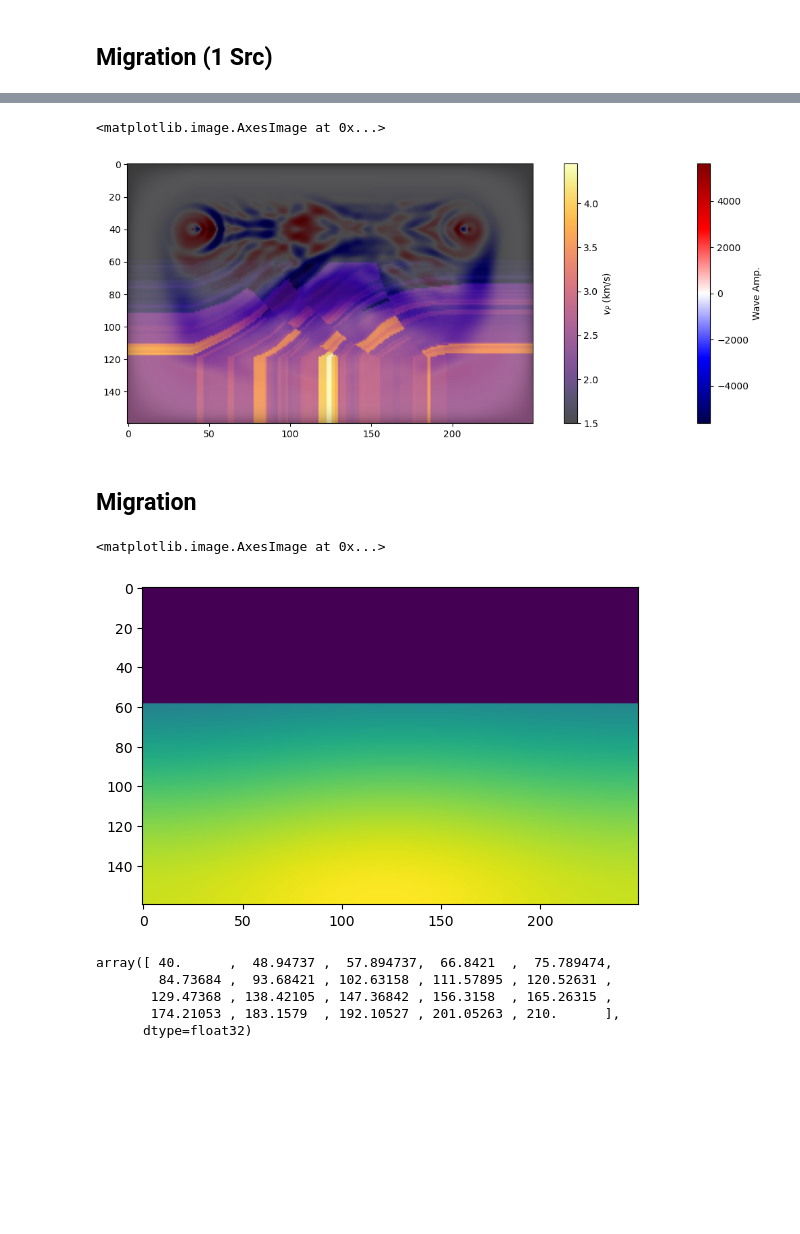
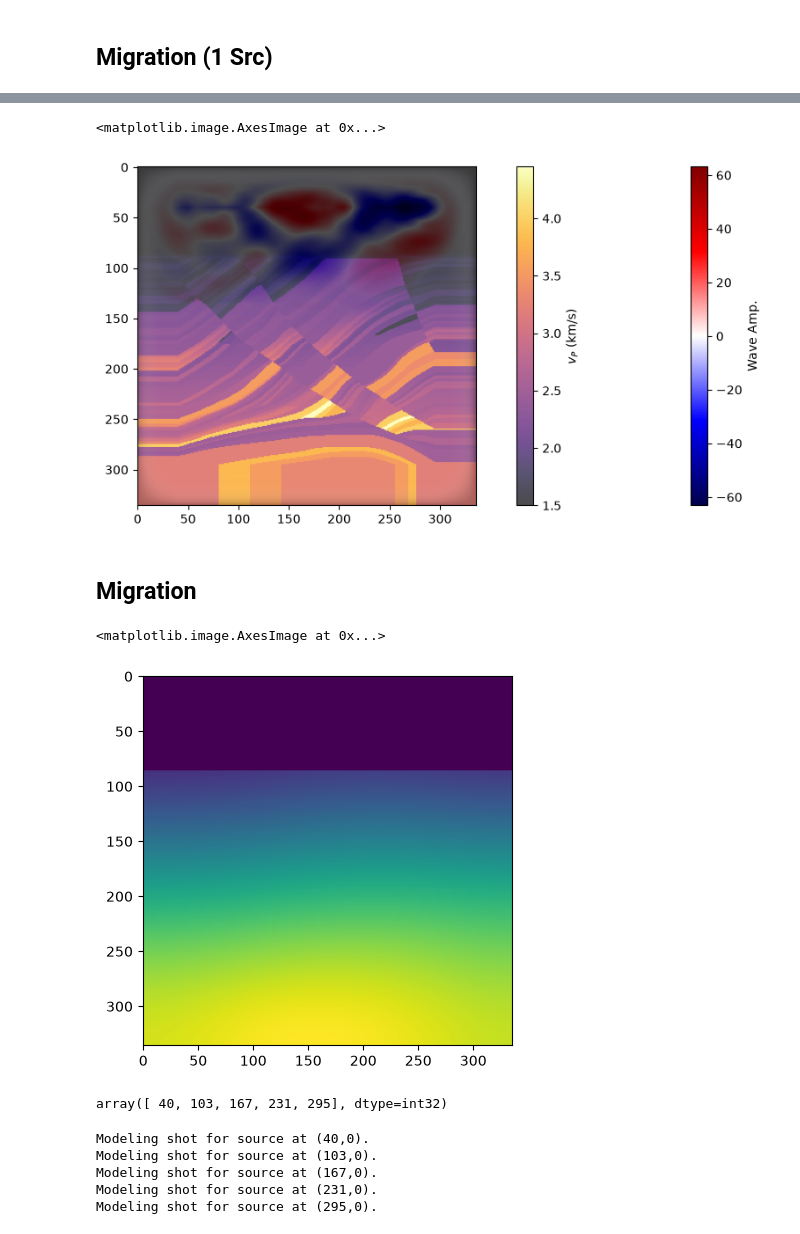
Before and after one commit to alphanumeric-username/geod67-project, a Jupyter notebook: seismic_modeling.ipynb, the cells around one changed output, grey strips where cells are left out. Cells and saved outputs as stored; diff of their text form; code cells hidden in the pictures; blank space fills up the shorter version.

```diff
--- a/seismic_modeling.ipynb
+++ b/seismic_modeling.ipynb
@@ -49,11 +45,11 @@ plt.imshow(damp_mask.T)
 # %%
-src_positions = np.array([[vp.shape[0]//2, nbl]], dtype=np.int32)
+src_positions = np.array([[vp.shape[1]//2, nbl]], dtype=np.int32)
 
 # nrec = (shape[0] - 2*nbl)//2
-nrec = (vp.shape[0] - 2*nbl)
+nrec = (vp.shape[1] - 2*nbl)
 
 rec_positions = np.array([
-    [xr, nbl] for xr in np.linspace(nbl, vp.shape[0] - nbl, dtype=np.int32, num=nrec)
+    [xr, nbl] for xr in np.linspace(nbl, vp.shape[1] - nbl, dtype=np.int32, num=nrec)
 ], dtype=np.int32)
 # %%
 rec_positions
@@ -78,7 +78,7 @@ array([[ 40,  40],
 # %%
-dt = 2.0  # ms
-tn = 3000 # ms
-fpeak = 5 * 1e-3
+dt = 1  # ms
+tn = 4000 # ms
+fpeak = 10 * 1e-3
 
 src_wavelet = np.array([ricker(fpeak, dt, int(tn//dt))])
 # %%
@@ -137,9 +130,9 @@ plt.imshow(1-damp_mask.T, cmap='grey', alpha=damp_mask.T/4)
 # %%
 apT = ap.adjoint_parameters()
 # %%
-opT = ForwardOperator(apT, damp_mask)
+opT = WaveSolverOperator(apT)
 # %%
-v_history = opT.forward(vp, True)
+v_history = opT.forward(vp, damp_mask, True, fd_order=fd_order)
 # %%
 len(v_history)
 # %% [output]
@@ -147,19 +140,19 @@ len(v_history)
 # %%
 idx = 600
-vmax = np.abs(v_history[idx]).max()
+vmax = np.abs(v_history[idx][0, :, :, 0]).max()
 plt.figure(figsize=(15,5))
-plt.imshow(v_history[idx].T - np.median(v_history[idx]), cmap='seismic', vmax=vmax , vmin=-vmax)
+plt.imshow(tf.transpose(v_history[idx][0, :, :, 0]) - np.median(v_history[idx][0, :, :, 0]), cmap='seismic', vmax=vmax , vmin=-vmax)
 # plt.imshow(u_history[idx].T - u_history[idx-1].T, cmap='seismic', vmax=vmax , vmin=-vmax)
 plt.colorbar(label='Wave Amp.')
-plt.imshow(vp.data.T, cmap='inferno', alpha=0.7, vmin = vp.data.min(), vmax=vp.data.max())
+plt.imshow(tf.transpose(vp.data[0, :, :, 0]), cmap='inferno', alpha=0.7, vmin = vp.data.min(), vmax=vp.data.max())
 plt.colorbar(label='$v_P$ (km/s)')
-plt.imshow(1-damp_mask.T, cmap='grey', alpha=damp_mask.T/4)
+plt.imshow(tf.transpose(1-damp_mask)[0,:,:,0], cmap='grey', alpha=tf.transpose(damp_mask)[0,:,:,0]/4)
 
 # plt.scatter
 # plt.colorbar(label='$v_P$ (km/s)')
 # %% [output]
 <matplotlib.image.AxesImage at 0x...>
-[figure, old version]
+[figure, new version]
 # %%
 zeta = np.zeros_like(u_history[0])
 illum = np.zeros_like(u_history[0])
@@ -177,7 +170,7 @@ sigma = 64
 vp0_data = gaussian_filter(vp.data, sigma)
 vp0_data[vp_data <= 1.51] = vp_data[vp_data <= 1.51]
 vp0 = VelocityModel(vp0_data, vp.hx, vp.hz)
-plt.imshow(vp0_data.T)
+plt.imshow(tf.transpose(vp0_data[0,:,:,0]))
 # %% [output]
 <matplotlib.image.AxesImage at 0x...>
-[figure, old version]
+[figure, new version]
@@ -184,9 +179,5 @@ plt.imshow(vp0_data.T)
 # %%
-sx = np.linspace(nbl, vp.shape[0] - nbl, num=20, dtype=np.float32)
+sx = np.linspace(nbl, vp.shape[1] - nbl-1, num=nsrc, dtype=np.int32)
 sx
 # %% [output]
-array([ 40.      ,  48.94737 ,  57.894737,  66.8421  ,  75.789474,
-        84.73684 ,  93.68421 , 102.63158 , 111.57895 , 120.52631 ,
-       129.47368 , 138.42105 , 147.36842 , 156.3158  , 165.26315 ,
-       174.21053 , 183.1579  , 192.10527 , 201.05263 , 210.      ],
-      dtype=float32)
+array([ 40, 103, 167, 231, 295], dtype=int32)
@@ -193,13 +189,20 @@ array([ 40.      ,  48.94737 ,  57.894737,  66.8421  ,  75.789474,
 # %%
 dobs = []
 for sxi in sx:
+    print(f'Modeling shot for source at ({sxi},0).')
     ap.reset()
     ap.src_positions[0][0] = sxi
 
-    op.forward(vp)
+    op.forward(vp, damp_mask, fd_order=fd_order)
     dobs.append(ap.rec_data)
 
-dobs = np.array(dobs)
+dobs = tf.stack(dobs)
+# %% [output]
+Modeling shot for source at (40,0).
+Modeling shot for source at (103,0).
+Modeling shot for source at (167,0).
+Modeling shot for source at (231,0).
+Modeling shot for source at (295,0).
 # %%
 dobs.shape
 # %% [output]
```
Also changed, not shown: parts of 25 cells of this notebook, 6 other files.
